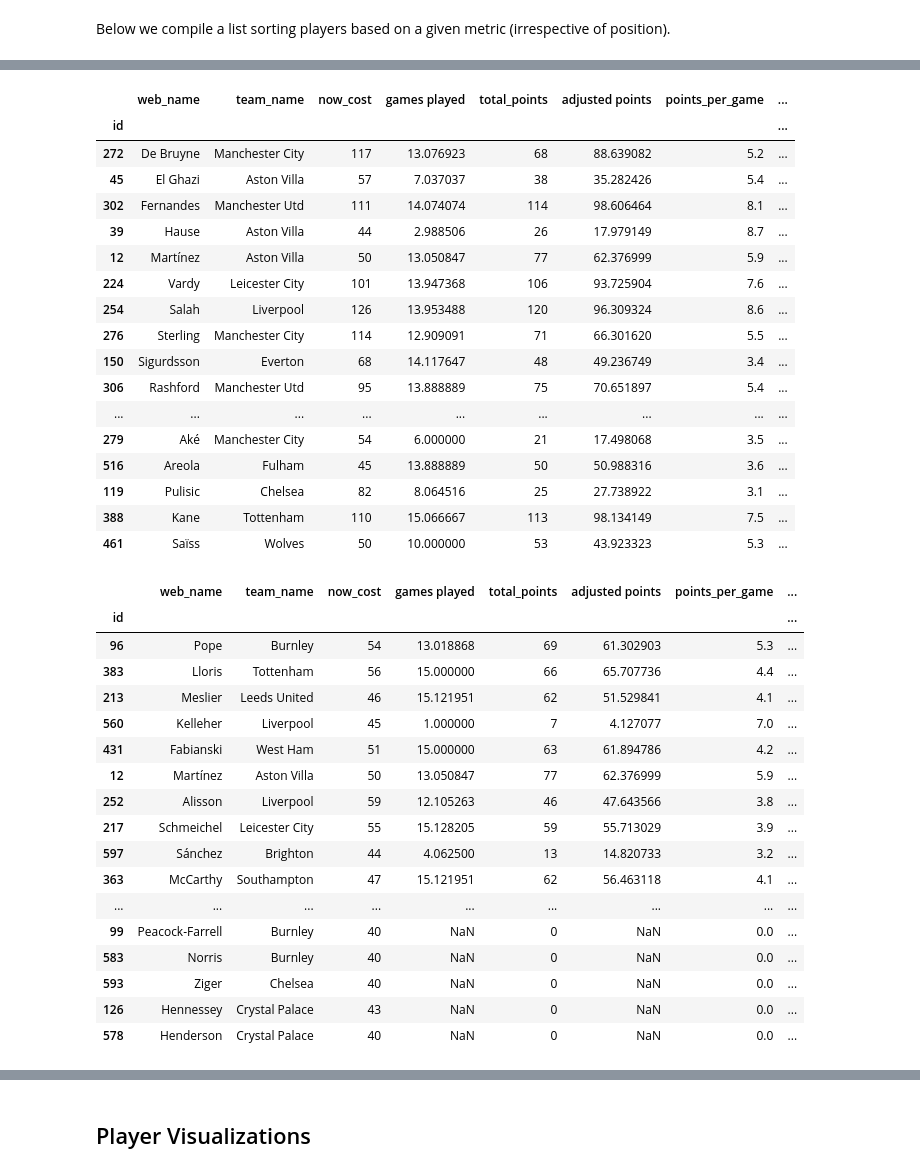
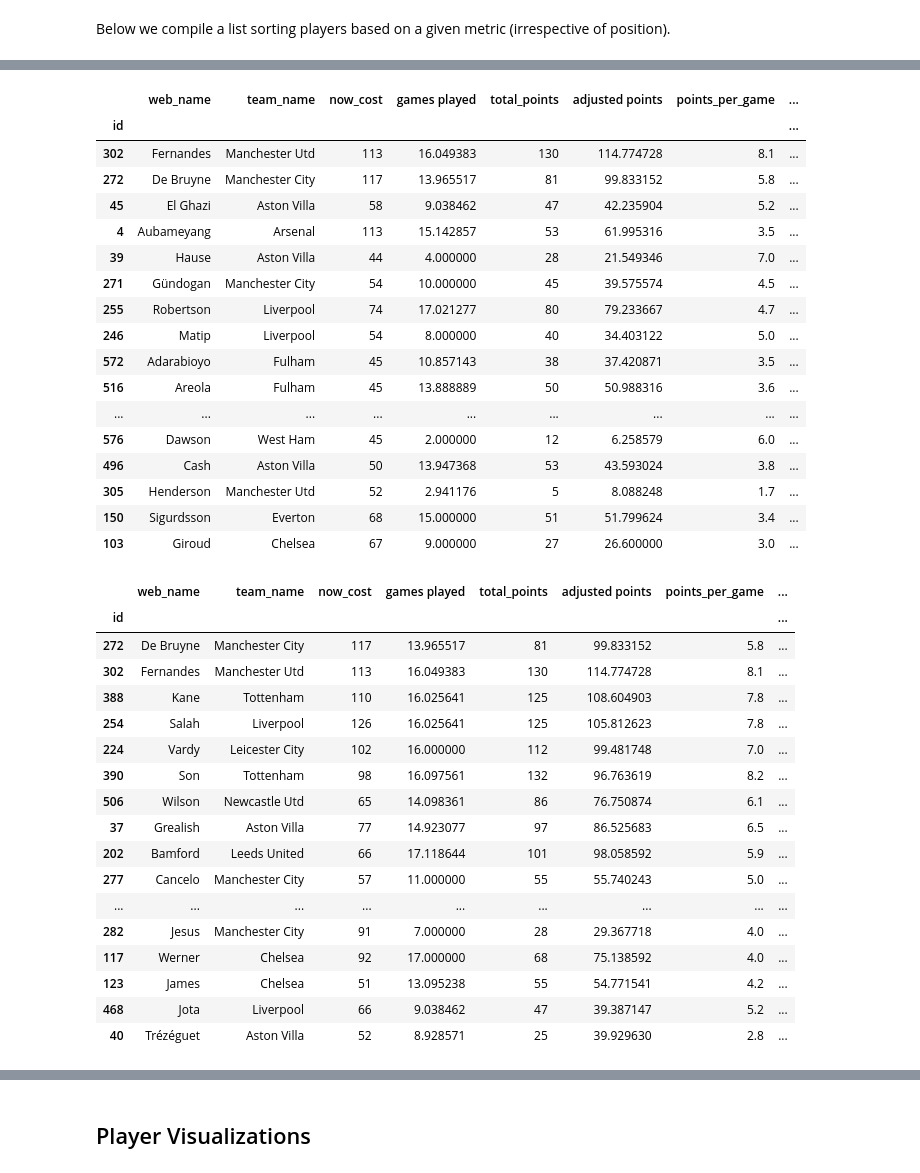
Before and after one commit to jaksticks/Fantasy-Premier-League, a Jupyter notebook: notebooks/playerEvaluation.ipynb, the cells around one changed output, grey strips where cells are left out. Drawn from its saved outputs; the diff is of its cells as text; code cells hidden in the pictures.

```diff
--- a/notebooks/playerEvaluation.ipynb
+++ b/notebooks/playerEvaluation.ipynb
@@ -4,7 +4,7 @@
 Here we compare players based on their adjusted points. Also, we calculate some useful metrics using the adjusted points to further evaluate player performance in FPL.
 # %%
 # recent gameweek
-gameweek = 15
+gameweek = 17
 # %%
 # import basic libraries
 import pandas as pd
@@ -218,47 +218,47 @@ display(df.sort_values(by=[metric], ascending=False)[['web_name','team_name','no
 # %% [output]
 |  | web_name | team_name | now_cost | games played | total_points | adjusted points | points_per_game | ... |
 | id |  |  |  |  |  |  |  | ... |
-| 272 | De Bruyne | Manchester City | 117 | 13.076923 | 68 | 88.639082 | 5.2 | ... |
-| 45 | El Ghazi | Aston Villa | 57 | 7.037037 | 38 | 35.282426 | 5.4 | ... |
-| 302 | Fernandes | Manchester Utd | 111 | 14.074074 | 114 | 98.606464 | 8.1 | ... |
-| 39 | Hause | Aston Villa | 44 | 2.988506 | 26 | 17.979149 | 8.7 | ... |
-| 12 | Martínez | Aston Villa | 50 | 13.050847 | 77 | 62.376999 | 5.9 | ... |
-| 224 | Vardy | Leicester City | 101 | 13.947368 | 106 | 93.725904 | 7.6 | ... |
-| 254 | Salah | Liverpool | 126 | 13.953488 | 120 | 96.309324 | 8.6 | ... |
-| 276 | Sterling | Manchester City | 114 | 12.909091 | 71 | 66.301620 | 5.5 | ... |
-| 150 | Sigurdsson | Everton | 68 | 14.117647 | 48 | 49.236749 | 3.4 | ... |
-| 306 | Rashford | Manchester Utd | 95 | 13.888889 | 75 | 70.651897 | 5.4 | ... |
+| 302 | Fernandes | Manchester Utd | 113 | 16.049383 | 130 | 114.774728 | 8.1 | ... |
+| 272 | De Bruyne | Manchester City | 117 | 13.965517 | 81 | 99.833152 | 5.8 | ... |
+| 45 | El Ghazi | Aston Villa | 58 | 9.038462 | 47 | 42.235904 | 5.2 | ... |
+| 4 | Aubameyang | Arsenal | 113 | 15.142857 | 53 | 61.995316 | 3.5 | ... |
+| 39 | Hause | Aston Villa | 44 | 4.000000 | 28 | 21.549346 | 7.0 | ... |
+| 271 | Gündogan | Manchester City | 54 | 10.000000 | 45 | 39.575574 | 4.5 | ... |
+| 255 | Robertson | Liverpool | 74 | 17.021277 | 80 | 79.233667 | 4.7 | ... |
+| 246 | Matip | Liverpool | 54 | 8.000000 | 40 | 34.403122 | 5.0 | ... |
+| 572 | Adarabioyo | Fulham | 45 | 10.857143 | 38 | 37.420871 | 3.5 | ... |
+| 516 | Areola | Fulham | 45 | 13.888889 | 50 | 50.988316 | 3.6 | ... |
 | ... | ... | ... | ... | ... | ... | ... | ... | ... |
-| 279 | Aké | Manchester City | 54 | 6.000000 | 21 | 17.498068 | 3.5 | ... |
-| 516 | Areola | Fulham | 45 | 13.888889 | 50 | 50.988316 | 3.6 | ... |
-| 119 | Pulisic | Chelsea | 82 | 8.064516 | 25 | 27.738922 | 3.1 | ... |
-| 388 | Kane | Tottenham | 110 | 15.066667 | 113 | 98.134149 | 7.5 | ... |
-| 461 | Saïss | Wolves | 50 | 10.000000 | 53 | 43.923323 | 5.3 | ... |
+| 576 | Dawson | West Ham | 45 | 2.000000 | 12 | 6.258579 | 6.0 | ... |
+| 496 | Cash | Aston Villa | 50 | 13.947368 | 53 | 43.593024 | 3.8 | ... |
+| 305 | Henderson | Manchester Utd | 52 | 2.941176 | 5 | 8.088248 | 1.7 | ... |
+| 150 | Sigurdsson | Everton | 68 | 15.000000 | 51 | 51.799624 | 3.4 | ... |
+| 103 | Giroud | Chelsea | 67 | 9.000000 | 27 | 26.600000 | 3.0 | ... |
 # %%
-metric = 'next1_xP'
+metric = 'next5_xP'
 
-display(df[goalkeepers].sort_values(by=[metric], ascending=False)[['web_name','team_name','now_cost',\
-          'games played','total_points','adjusted points','points_per_game','adjusted points per game','next1_xP',\
+display(df.sort_values(by=[metric], ascending=False)[['web_name','team_name','now_cost',\
+          'games played','total_points','adjusted points','points_per_game','adjusted points per game','next5_xP',\
                                                   'valuePoints metric']].head(numberToShow))
 # %% [output]
 |  | web_name | team_name | now_cost | games played | total_points | adjusted points | points_per_game | ... |
 | id |  |  |  |  |  |  |  | ... |
-| 96 | Pope | Burnley | 54 | 13.018868 | 69 | 61.302903 | 5.3 | ... |
-| 383 | Lloris | Tottenham | 56 | 15.000000 | 66 | 65.707736 | 4.4 | ... |
-| 213 | Meslier | Leeds United | 46 | 15.121951 | 62 | 51.529841 | 4.1 | ... |
-| 560 | Kelleher | Liverpool | 45 | 1.000000 | 7 | 4.127077 | 7.0 | ... |
-| 431 | Fabianski | West Ham | 51 | 15.000000 | 63 | 61.894786 | 4.2 | ... |
-| 12 | Martínez | Aston Villa | 50 | 13.050847 | 77 | 62.376999 | 5.9 | ... |
-| 252 | Alisson | Liverpool | 59 | 12.105263 | 46 | 47.643566 | 3.8 | ... |
-| 217 | Schmeichel | Leicester City | 55 | 15.128205 | 59 | 55.713029 | 3.9 | ... |
-| 597 | Sánchez | Brighton | 44 | 4.062500 | 13 | 14.820733 | 3.2 | ... |
-| 363 | McCarthy | Southampton | 47 | 15.121951 | 62 | 56.463118 | 4.1 | ... |
+| 272 | De Bruyne | Manchester City | 117 | 13.965517 | 81 | 99.833152 | 5.8 | ... |
+| 302 | Fernandes | Manchester Utd | 113 | 16.049383 | 130 | 114.774728 | 8.1 | ... |
+| 388 | Kane | Tottenham | 110 | 16.025641 | 125 | 108.604903 | 7.8 | ... |
+| 254 | Salah | Liverpool | 126 | 16.025641 | 125 | 105.812623 | 7.8 | ... |
+| 224 | Vardy | Leicester City | 102 | 16.000000 | 112 | 99.481748 | 7.0 | ... |
+| 390 | Son | Tottenham | 98 | 16.097561 | 132 | 96.763619 | 8.2 | ... |
+| 506 | Wilson | Newcastle Utd | 65 | 14.098361 | 86 | 76.750874 | 6.1 | ... |
+| 37 | Grealish | Aston Villa | 77 | 14.923077 | 97 | 86.525683 | 6.5 | ... |
+| 202 | Bamford | Leeds United | 66 | 17.118644 | 101 | 98.058592 | 5.9 | ... |
+| 277 | Cancelo | Manchester City | 57 | 11.000000 | 55 | 55.740243 | 5.0 | ... |
 | ... | ... | ... | ... | ... | ... | ... | ... | ... |
-| 99 | Peacock-Farrell | Burnley | 40 | NaN | 0 | NaN | 0.0 | ... |
-| 583 | Norris | Burnley | 40 | NaN | 0 | NaN | 0.0 | ... |
-| 593 | Ziger | Chelsea | 40 | NaN | 0 | NaN | 0.0 | ... |
-| 126 | Hennessey | Crystal Palace | 43 | NaN | 0 | NaN | 0.0 | ... |
-| 578 | Henderson | Crystal Palace | 40 | NaN | 0 | NaN | 0.0 | ... |
+| 282 | Jesus | Manchester City | 91 | 7.000000 | 28 | 29.367718 | 4.0 | ... |
+| 117 | Werner | Chelsea | 92 | 17.000000 | 68 | 75.138592 | 4.0 | ... |
+| 123 | James | Chelsea | 51 | 13.095238 | 55 | 54.771541 | 4.2 | ... |
+| 468 | Jota | Liverpool | 66 | 9.038462 | 47 | 39.387147 | 5.2 | ... |
+| 40 | Trézéguet | Aston Villa | 52 | 8.928571 | 25 | 39.929630 | 2.8 | ... |
 # %%
 metric = 'xG'
 
```
Also changed, not shown: parts of 8 cells of this notebook, 9 other files.
